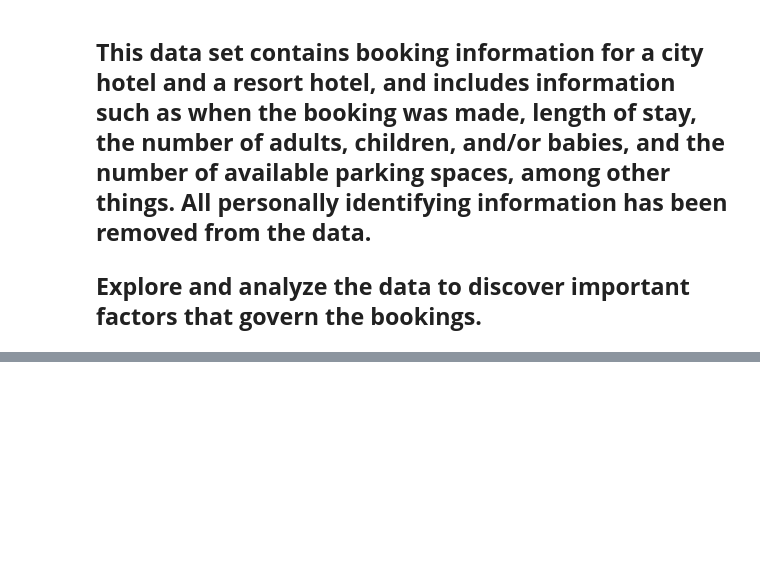
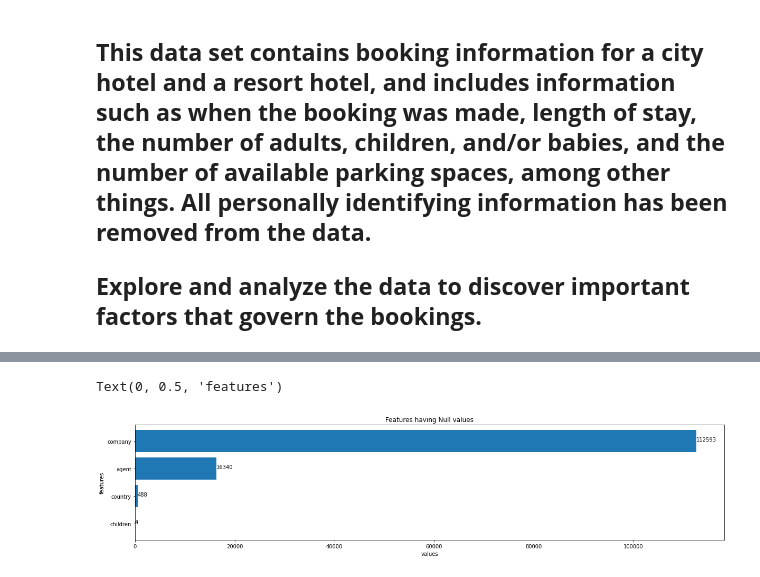
Before and after one commit to MohanVishe/Exploratory-Data-Analysis----Hotel-Booking-Dataset, a Jupyter notebook: Hotel_Booking_Analysis_Capstone_Project.ipynb, the cells around one changed output, grey strips where cells are left out. Saved outputs shown, nothing was run; the diff lists cells and outputs as text; code cells hidden in the pictures; blank space fills up the shorter version.

```diff
--- a/Hotel_Booking_Analysis_Capstone_Project.ipynb
+++ b/Hotel_Booking_Analysis_Capstone_Project.ipynb
@@ -8,0 +32,6 @@
+# %%
+#import csv file to dataframe
+HB=pd.read_csv("/content/drive/MyDrive/AlmaBetter/Modules/ Topic/Project/EDA (Hotel Booking)/Hotel Bookings.csv")
+
+# to_markdown : to look good on github
+print(HB.head(5).to_markdown())
@@ -8,0 +48,21 @@
+# %%
+plt.rcParams["figure.figsize"]=[20,4]
+
+a=[]
+b=[]
+#filter out columns with null values
+for i in HB.columns:
+  if HB[i].isnull().sum()!=0:
+    a.append(i)
+    b.append(HB[i].isnull().sum())
+#As there are columns with low values we have  to print number for detail information
+plt.barh(a,b)
+for index, value in enumerate(b):
+  plt.text(value, index,
+  str(value))
+plt.title("Features having Null values")
+plt.xlabel("values")
+plt.ylabel('features')
+# %% [output]
+Text(0, 0.5, 'features')
+[figure, added]
```
Also changed, not shown: parts of 7 cells of this notebook.
